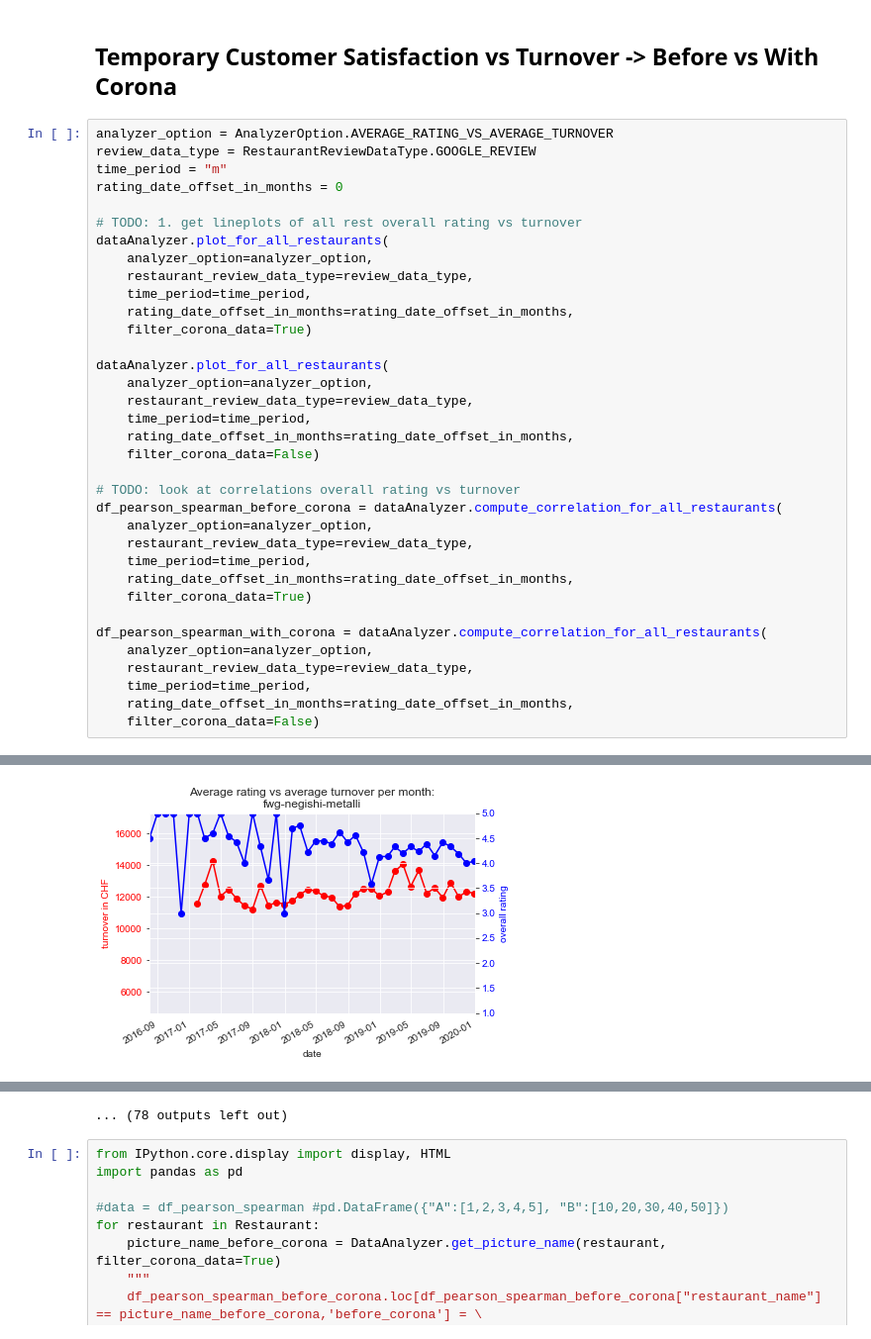
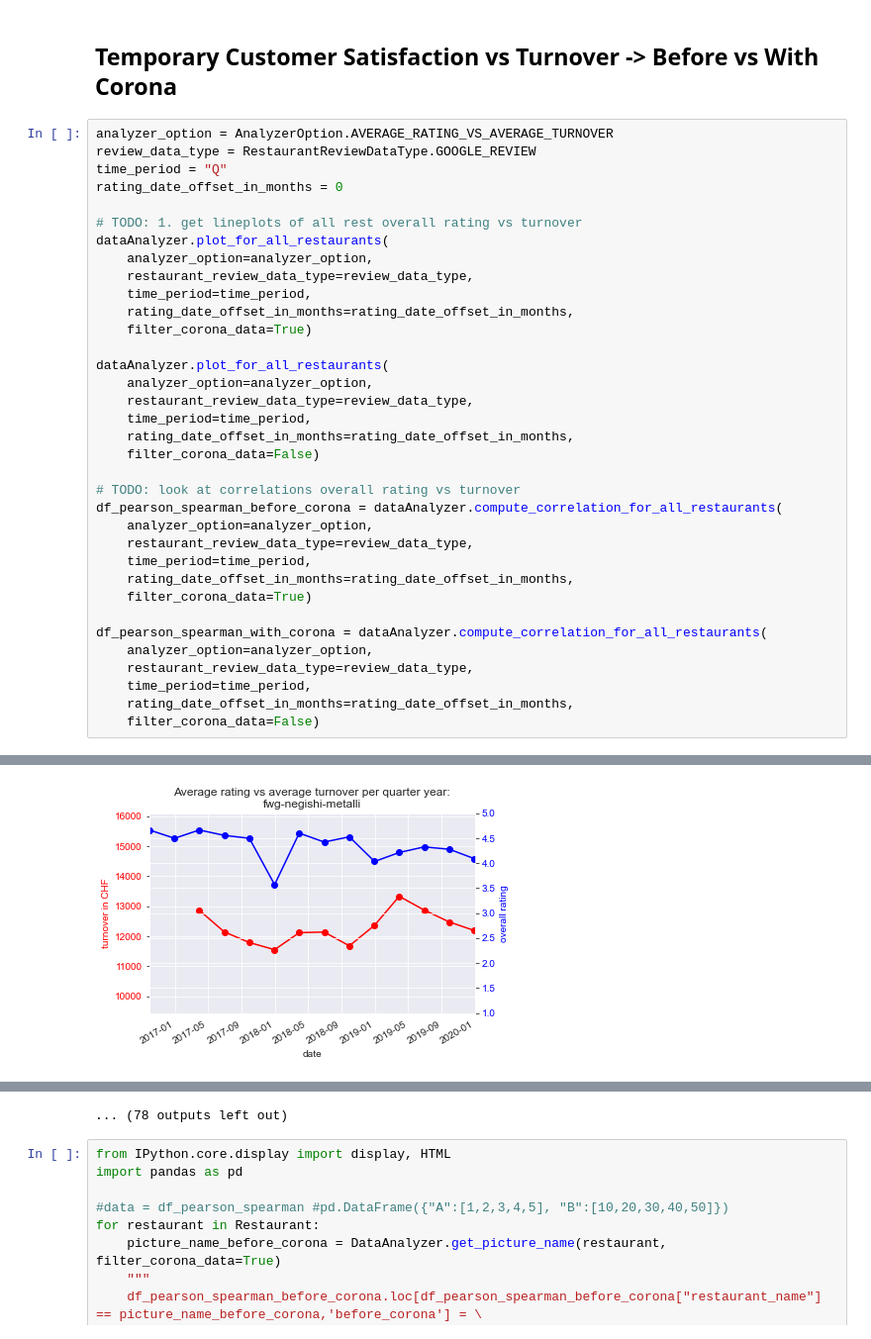
Before and after one commit to fatihsolmaz22/Bachelorarbeit_FS22, a Jupyter notebook: 02_Code/ba_code/ba_code/data_processing_and_analysis/04_correlation_average_rating_before_vs_with_corona_google.ipynb, the cells around one changed output, grey strips where cells are left out. Shown at 99% size. Cells and saved outputs as stored; diff of their text form.

```diff
--- a/02_Code/ba_code/ba_code/data_processing_and_analysis/04_correlation_average_rating_before_vs_with_corona_google.ipynb
+++ b/02_Code/ba_code/ba_code/data_processing_and_analysis/04_correlation_average_rating_before_vs_with_corona_google.ipynb
@@ -13,7 +13,7 @@ dataAnalyzer = DataAnalyzer()
 # %%
 analyzer_option = AnalyzerOption.AVERAGE_RATING_VS_AVERAGE_TURNOVER
 review_data_type = RestaurantReviewDataType.GOOGLE_REVIEW
-time_period = "m"
+time_period = "Q"
 rating_date_offset_in_months = 0
 
 # TODO: 1. get lineplots of all rest overall rating vs turnover
@@ -50 +50 @@ df_pearson_spearman_with_corona = dataAnalyzer.compute_correlation_for_all_resta
-[figure, old version]
+[figure, new version]
```
Also changed, not shown: parts of 2 cells of this notebook, 5 other files.
